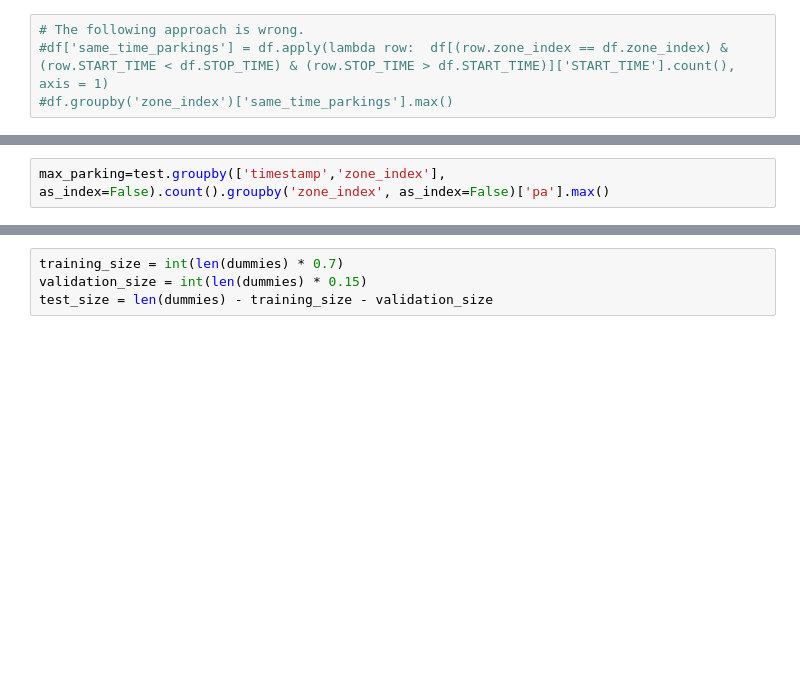
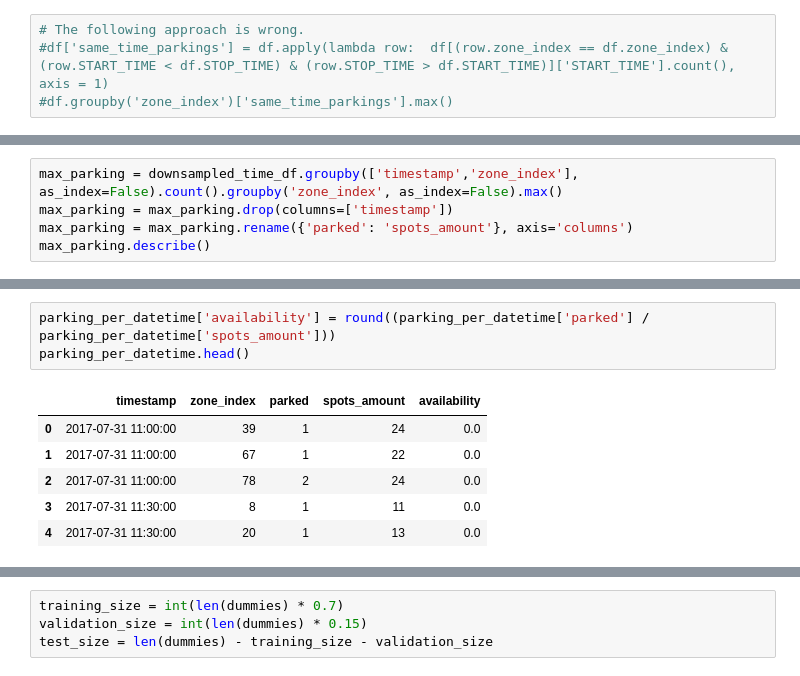
Before and after one commit to zavolokas/ParkingAvailability, a Jupyter notebook: ijburg.ipynb, the cells around one changed output, grey strips where cells are left out. Saved outputs shown, nothing was run; the diff lists cells and outputs as text; blank space fills up the shorter version.

```diff
--- a/ijburg.ipynb
+++ b/ijburg.ipynb
@@ -262,2 +223,5 @@ len(test)
 # %%
-max_parking=test.groupby(['timestamp','zone_index'], as_index=False).count().groupby('zone_index', as_index=False)['pa'].max()
+max_parking = downsampled_time_df.groupby(['timestamp','zone_index'], as_index=False).count().groupby('zone_index', as_index=False).max()
+max_parking = max_parking.drop(columns=['timestamp'])
+max_parking = max_parking.rename({'parked': 'spots_amount'}, axis='columns')
+max_parking.describe()
@@ -276,0 +266,10 @@ parking_per_datetime=test.groupby(['timestamp','zone_index'], as_index=False).co
+# %%
+parking_per_datetime['availability'] = round((parking_per_datetime['parked'] / parking_per_datetime['spots_amount']))
+parking_per_datetime.head()
+# %% [output]
+|  | timestamp | zone_index | parked | spots_amount | availability |
+| 0 | 2017-07-31 11:00:00 | 39 | 1 | 24 | 0.0 |
+| 1 | 2017-07-31 11:00:00 | 67 | 1 | 22 | 0.0 |
+| 2 | 2017-07-31 11:00:00 | 78 | 2 | 24 | 0.0 |
+| 3 | 2017-07-31 11:30:00 | 8 | 1 | 11 | 0.0 |
+| 4 | 2017-07-31 11:30:00 | 20 | 1 | 13 | 0.0 |
```
Also changed, not shown: parts of 73 cells of this notebook.
